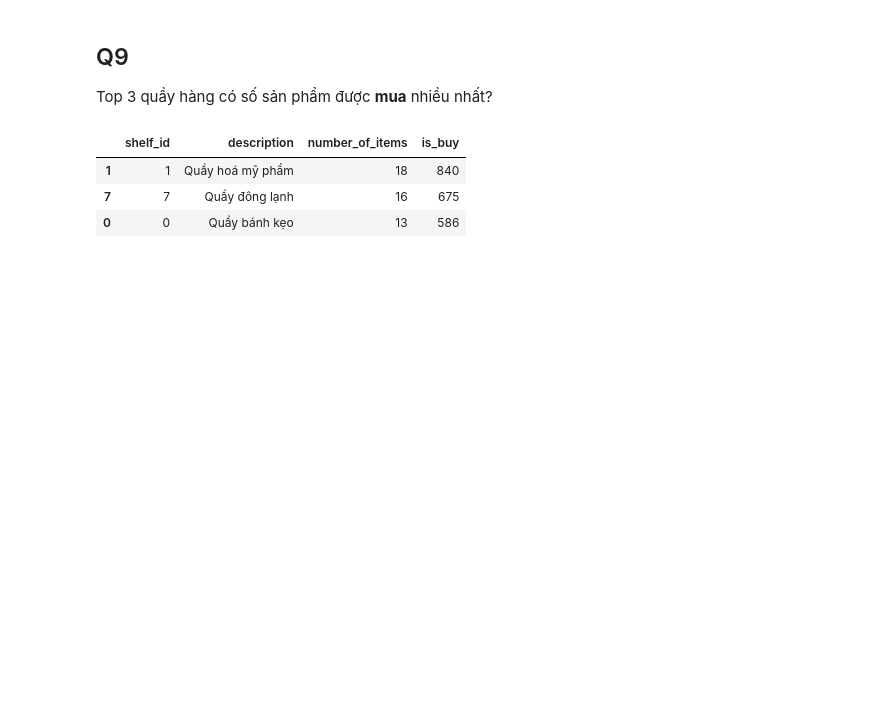
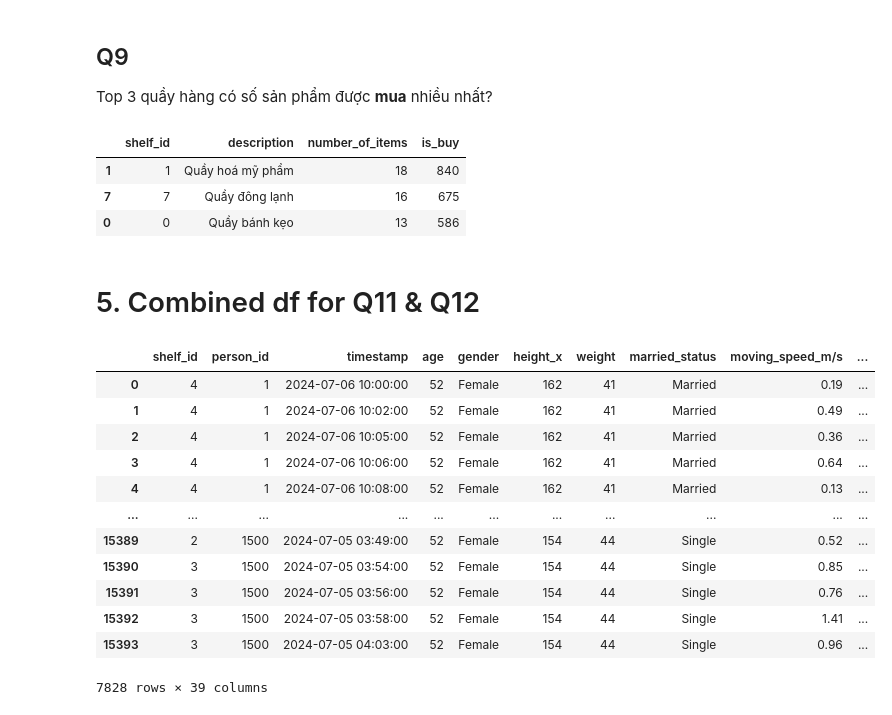
Before and after one commit to tranttha/ftu_ds_comp, a Jupyter notebook: q1_10.ipynb, the cells around one changed output. Drawn from its saved outputs; the diff is of its cells as text; code cells hidden in the pictures; blank space fills up the shorter version.

```diff
--- a/EDA_cleaning.ipynb
+++ b/q1_10.ipynb
@@ -680,3 +696,28 @@ ans9[ans9['is_buy']==True].groupby(['shelf_id', 'description', 'number_of_items'
 | 1 | 1 | Quầy hoá mỹ phẩm | 18 | 840 |
 | 7 | 7 | Quầy đông lạnh | 16 | 675 |
 | 0 | 0 | Quầy bánh kẹo | 13 | 586 |
+# %% [markdown]
+# 5. Combined df for Q11 & Q12
+# %%
+item_shelf=pd.merge(left=df_item, right=df_shelf, how='left', on='shelf_id')
+df = pd.merge(left=df_cust, right=item_shelf, how='left', on=['shelf_id','item_id','si_id'])
+# %%
+df_col = df.columns.to_list()
+df_col_new = {col: re.sub(r'[()]', '', col.strip()).lower() for col in df_col}
+df.rename(columns=df_col_new, inplace=True)
+# %%
+df.dropna()
+# %% [output]
+|  | shelf_id | person_id | timestamp | age | gender | height_x | weight | married_status | moving_speed_m/s | ... |
+| 0 | 4 | 1 | 2024-07-06 10:00:00 | 52 | Female | 162 | 41 | Married | 0.19 | ... |
+| 1 | 4 | 1 | 2024-07-06 10:02:00 | 52 | Female | 162 | 41 | Married | 0.49 | ... |
+| 2 | 4 | 1 | 2024-07-06 10:05:00 | 52 | Female | 162 | 41 | Married | 0.36 | ... |
+| 3 | 4 | 1 | 2024-07-06 10:06:00 | 52 | Female | 162 | 41 | Married | 0.64 | ... |
+| 4 | 4 | 1 | 2024-07-06 10:08:00 | 52 | Female | 162 | 41 | Married | 0.13 | ... |
+| ... | ... | ... | ... | ... | ... | ... | ... | ... | ... | ... |
+| 15389 | 2 | 1500 | 2024-07-05 03:49:00 | 52 | Female | 154 | 44 | Single | 0.52 | ... |
+| 15390 | 3 | 1500 | 2024-07-05 03:54:00 | 52 | Female | 154 | 44 | Single | 0.85 | ... |
+| 15391 | 3 | 1500 | 2024-07-05 03:56:00 | 52 | Female | 154 | 44 | Single | 0.76 | ... |
+| 15392 | 3 | 1500 | 2024-07-05 03:58:00 | 52 | Female | 154 | 44 | Single | 1.41 | ... |
+| 15393 | 3 | 1500 | 2024-07-05 04:03:00 | 52 | Female | 154 | 44 | Single | 0.96 | ... |
+7828 rows × 39 columns
```
Also changed, not shown: parts of 5 cells of this notebook, 7 other files.
